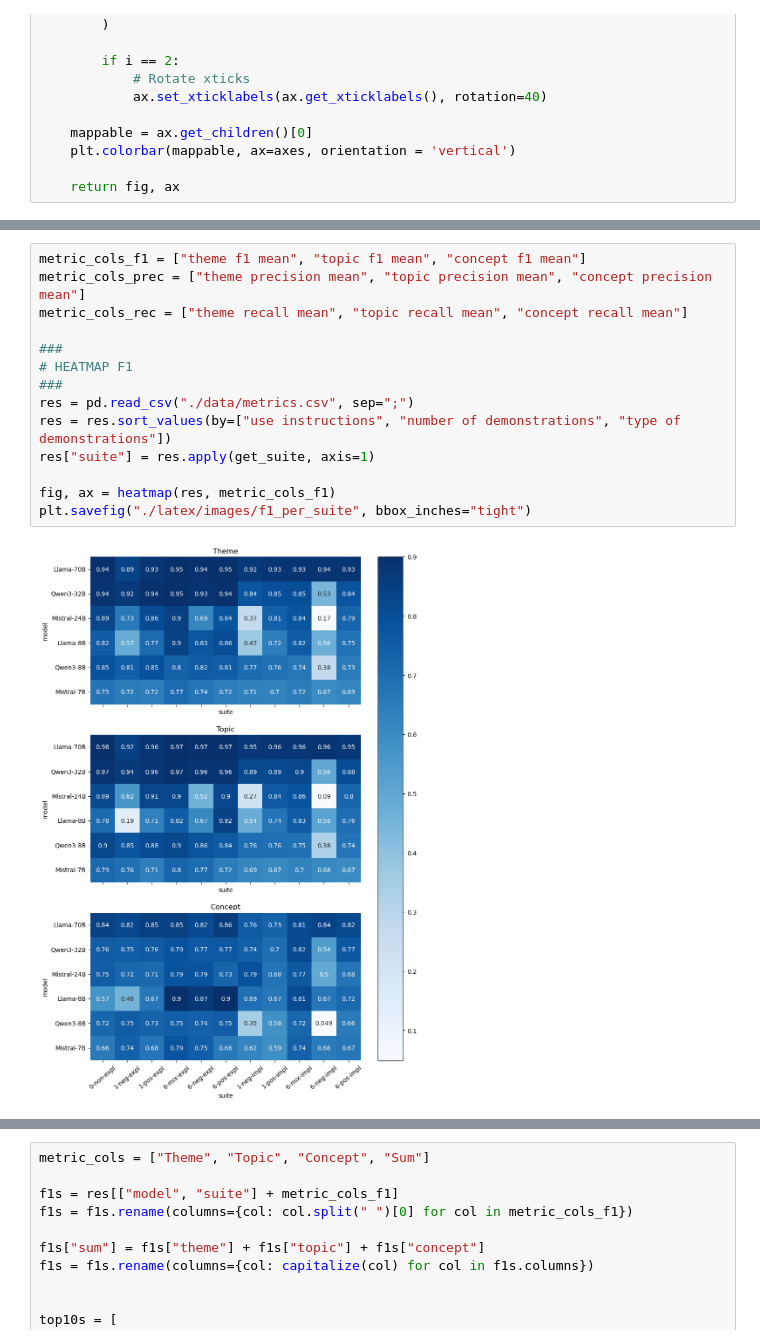
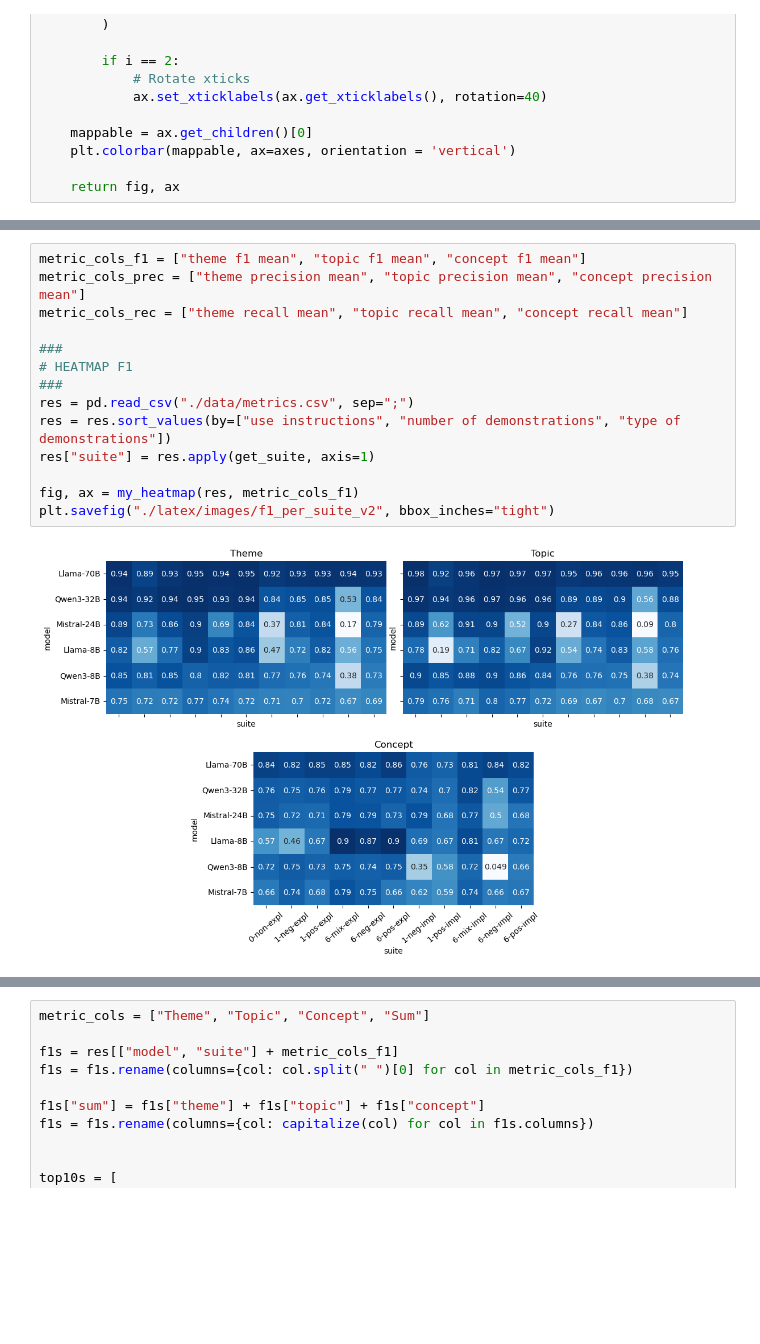
Before and after one commit to AleksiKaa/mscthesis, a Jupyter notebook: src/notebooks/results/create_heatmaps.ipynb, the cells around one changed output, grey strips where cells are left out. Cells and saved outputs as stored; diff of their text form; blank space fills up the shorter version.

Commit message:
New versions of heatmaps

```diff
--- a/src/notebooks/results/create_heatmaps.ipynb
+++ b/src/notebooks/results/create_heatmaps.ipynb
@@ -76,17 +125,17 @@ def heatmap(df, metric_cols):
 # %%
 metric_cols_f1 = ["theme f1 mean", "topic f1 mean", "concept f1 mean"]
 metric_cols_prec = ["theme precision mean", "topic precision mean", "concept precision mean"]
 metric_cols_rec = ["theme recall mean", "topic recall mean", "concept recall mean"]
 
 ###
 # HEATMAP F1
 ###
 res = pd.read_csv("./data/metrics.csv", sep=";")
 res = res.sort_values(by=["use instructions", "number of demonstrations", "type of demonstrations"])
 res["suite"] = res.apply(get_suite, axis=1)
 
-fig, ax = heatmap(res, metric_cols_f1)
-plt.savefig("./latex/images/f1_per_suite", bbox_inches="tight")
+fig, ax = my_heatmap(res, metric_cols_f1)
+plt.savefig("./latex/images/f1_per_suite_v2", bbox_inches="tight")
 # %% [output]
-[figure, old version]
+[figure, new version]
 # %%
```
Also changed, not shown: parts of 3 cells of this notebook, 3 other files.
